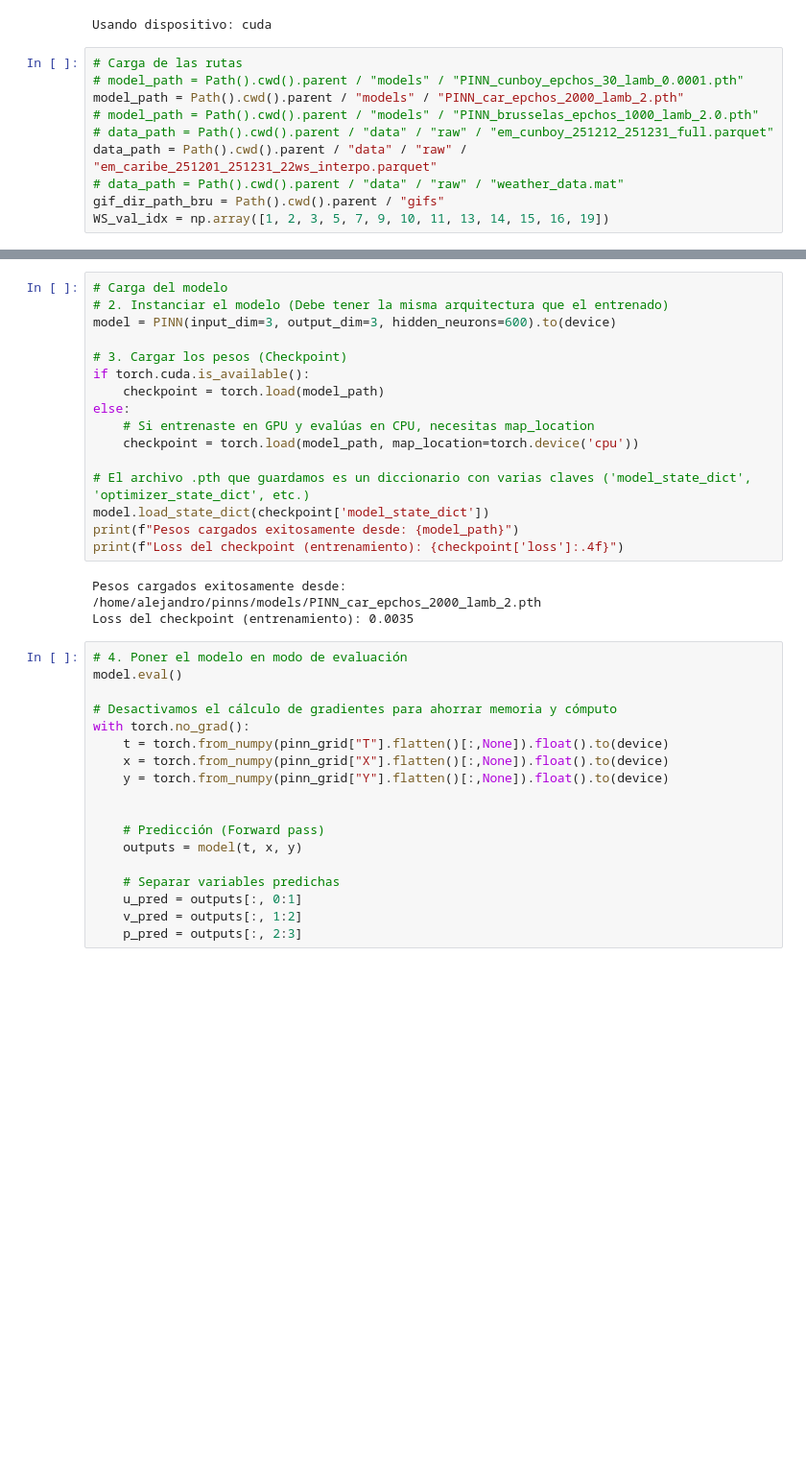
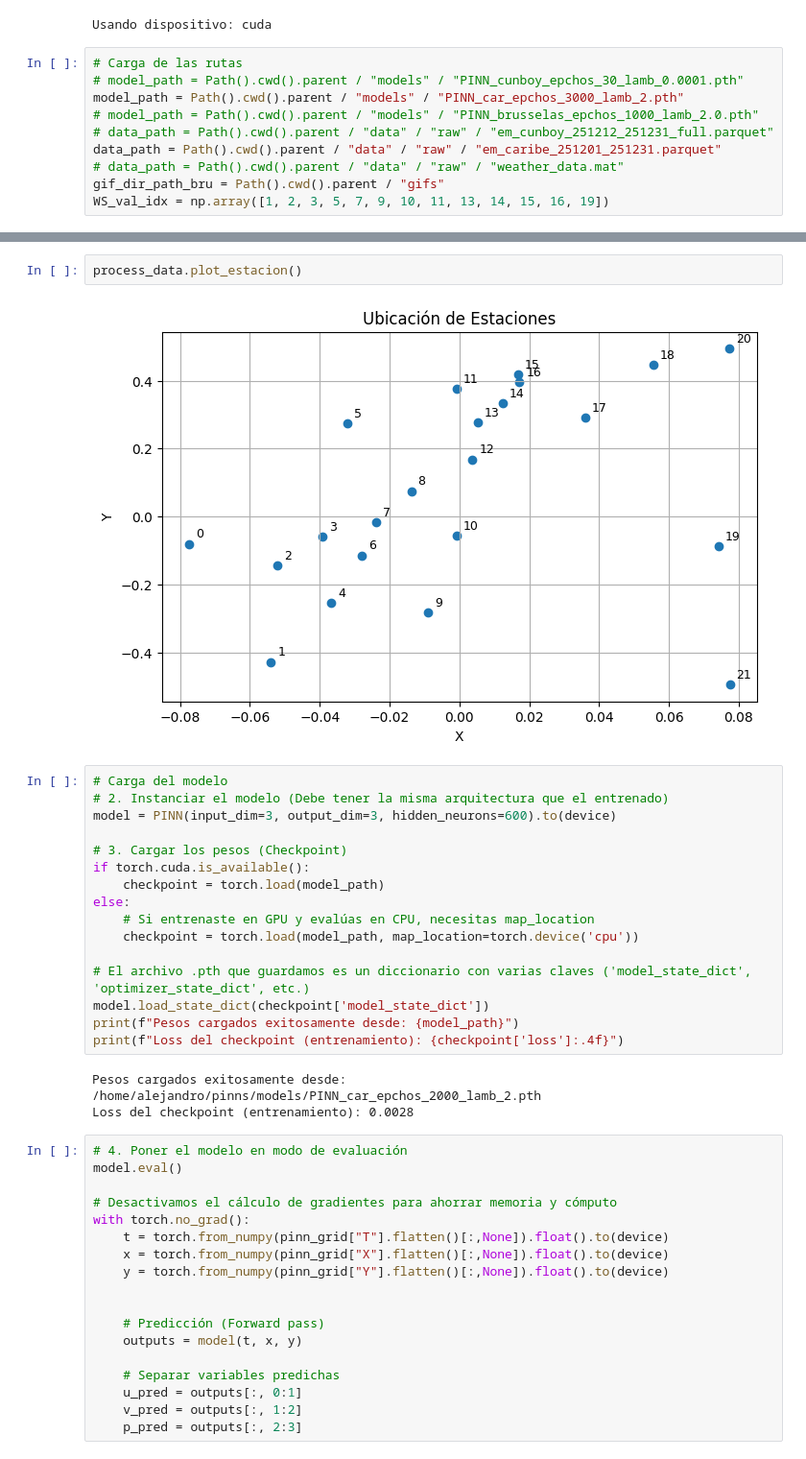
Before and after one commit to sagomeza1/pinns, a Jupyter notebook: cuadernos/elaboracion_gifs.ipynb, the cells around one changed output, grey strips where cells are left out. Shown at 96% size. Cells and saved outputs as stored; diff of their text form; blank space fills up the shorter version.

```diff
--- a/cuadernos/elaboracion_gifs.ipynb
+++ b/cuadernos/elaboracion_gifs.ipynb
@@ -31,10 +31,10 @@ Usando dispositivo: cuda
 # %%
 # Carga de las rutas
 # model_path = Path().cwd().parent / "models" / "PINN_cunboy_epchos_30_lamb_0.0001.pth"
-model_path = Path().cwd().parent / "models" / "PINN_car_epchos_2000_lamb_2.pth"
+model_path = Path().cwd().parent / "models" / "PINN_car_epchos_3000_lamb_2.pth"
 # model_path = Path().cwd().parent / "models" / "PINN_brusselas_epchos_1000_lamb_2.0.pth"
 # data_path = Path().cwd().parent / "data" / "raw" / "em_cunboy_251212_251231_full.parquet"
-data_path = Path().cwd().parent / "data" / "raw" / "em_caribe_251201_251231_22ws_interpo.parquet"
+data_path = Path().cwd().parent / "data" / "raw" / "em_caribe_251201_251231.parquet"
 # data_path = Path().cwd().parent / "data" / "raw" / "weather_data.mat"
 gif_dir_path_bru = Path().cwd().parent / "gifs"
 WS_val_idx = np.array([1, 2, 3, 5, 7, 9, 10, 11, 13, 14, 15, 16, 19])
@@ -73,3 +72,7 @@ The station for validation are: 1, 2, 3, 5, 7, 9, 10, 11, 13, 14, 15, 16, 19.
+# %%
+process_data.plot_estacion()
+# %% [output]
+[figure, added]
 # %%
 # Carga del modelo
 # 2. Instanciar el modelo (Debe tener la misma arquitectura que el entrenado)
@@ -88,7 +91,7 @@ print(f"Pesos cargados exitosamente desde: {model_path}")
 print(f"Loss del checkpoint (entrenamiento): {checkpoint['loss']:.4f}")
 # %% [output]
 Pesos cargados exitosamente desde: /home/alejandro/pinns/models/PINN_car_epchos_2000_lamb_2.pth
-Loss del checkpoint (entrenamiento): 0.0035
+Loss del checkpoint (entrenamiento): 0.0028
 # %%
 # 4. Poner el modelo en modo de evaluación
 model.eval()
```
Also changed, not shown: parts of 10 cells of this notebook, 4 other files.
